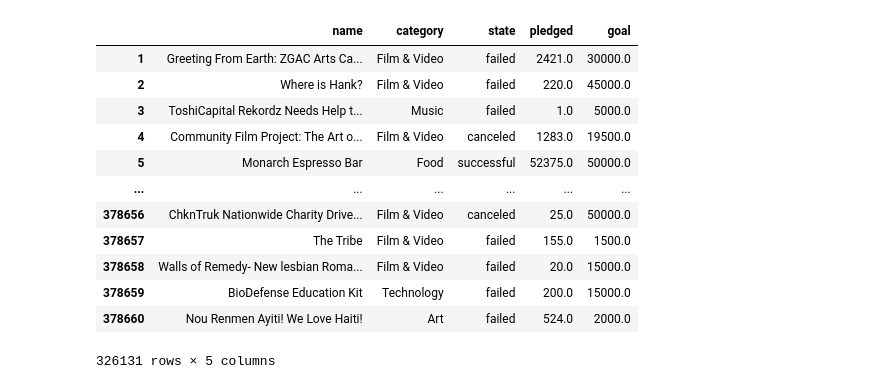
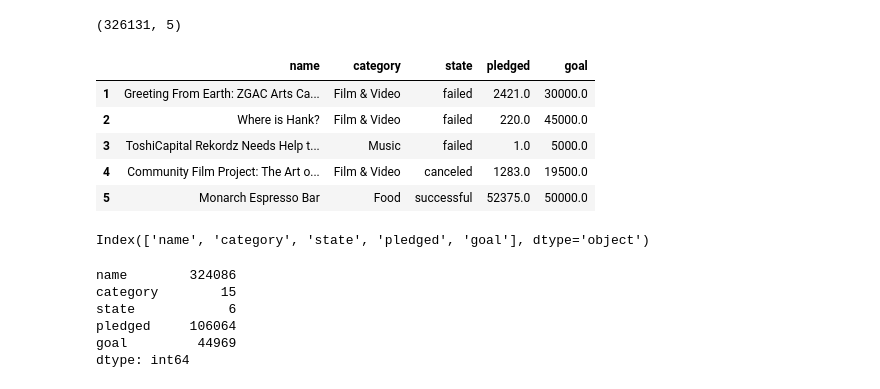
Before and after one commit to data301-2021-summer2/project-group46-project, a Jupyter notebook: analysis/RylanCox/milestone2.ipynb, the cells around one changed output. Saved outputs shown, nothing was run; the diff lists cells and outputs as text; code cells hidden in the pictures.

```diff
--- a/analysis/RylanCox/milestone2.ipynb
+++ b/analysis/RylanCox/milestone2.ipynb
@@ -2,6 +2,8 @@
 import os
 import numpy as np
 import pandas as pd
+import seaborn as sns
+import matplotlib as plt
 import sys
 
 sys.path.append('../scripts')
@@ -9,18 +11,29 @@ sys.path.append('../scripts')
 import project_functions
 
 df = project_functions.load_and_process('../../data/raw/ks-projects-201801.csv', "Rylan")
-df
-# %% [output]
-|  | name | category | state | pledged | goal |
-| 1 | Greeting From Earth: ZGAC Arts Ca... | Film & Video | failed | 2421.0 | 30000.0 |
-| 2 | Where is Hank? | Film & Video | failed | 220.0 | 45000.0 |
-| 3 | ToshiCapital Rekordz Needs Help t... | Music | failed | 1.0 | 5000.0 |
-| 4 | Community Film Project: The Art o... | Film & Video | canceled | 1283.0 | 19500.0 |
-| 5 | Monarch Espresso Bar | Food | successful | 52375.0 | 50000.0 |
-| ... | ... | ... | ... | ... | ... |
-| 378656 | ChknTruk Nationwide Charity Drive... | Film & Video | canceled | 25.0 | 50000.0 |
-| 378657 | The Tribe | Film & Video | failed | 155.0 | 1500.0 |
-| 378658 | Walls of Remedy- New lesbian Roma... | Film & Video | failed | 20.0 | 15000.0 |
-| 378659 | BioDefense Education Kit | Technology | failed | 200.0 | 15000.0 |
-| 378660 | Nou Renmen Ayiti! We Love Haiti! | Art | failed | 524.0 | 2000.0 |
-326131 rows × 5 columns
+# %%
+df.shape
+# %% [output]
+(326131, 5)
+# %%
+df.head()
+# %% [output]
+|  | name | category | state | pledged | goal |
+| 1 | Greeting From Earth: ZGAC Arts Ca... | Film & Video | failed | 2421.0 | 30000.0 |
+| 2 | Where is Hank? | Film & Video | failed | 220.0 | 45000.0 |
+| 3 | ToshiCapital Rekordz Needs Help t... | Music | failed | 1.0 | 5000.0 |
+| 4 | Community Film Project: The Art o... | Film & Video | canceled | 1283.0 | 19500.0 |
+| 5 | Monarch Espresso Bar | Food | successful | 52375.0 | 50000.0 |
+# %%
+df.columns
+# %% [output]
+Index(['name', 'category', 'state', 'pledged', 'goal'], dtype='object')
+# %%
+df.nunique(axis=0)
+# %% [output]
+name        324086
+category        15
+state            6
+pledged     106064
+goal         44969
+dtype: int64
```
Also changed, not shown: parts of 3 cells of this notebook.
